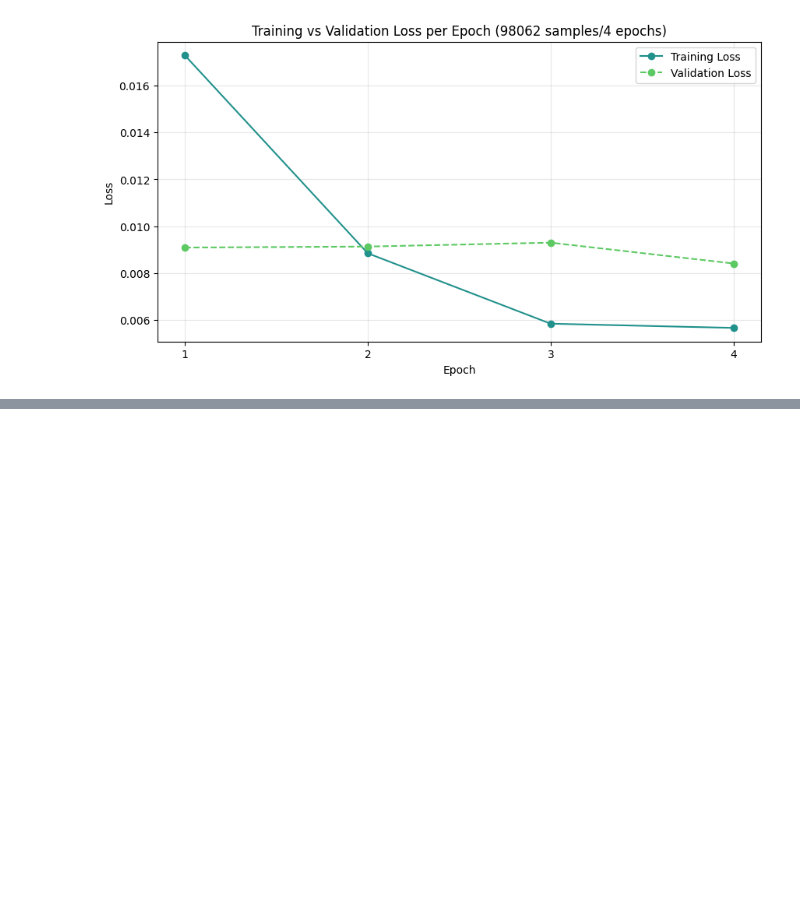
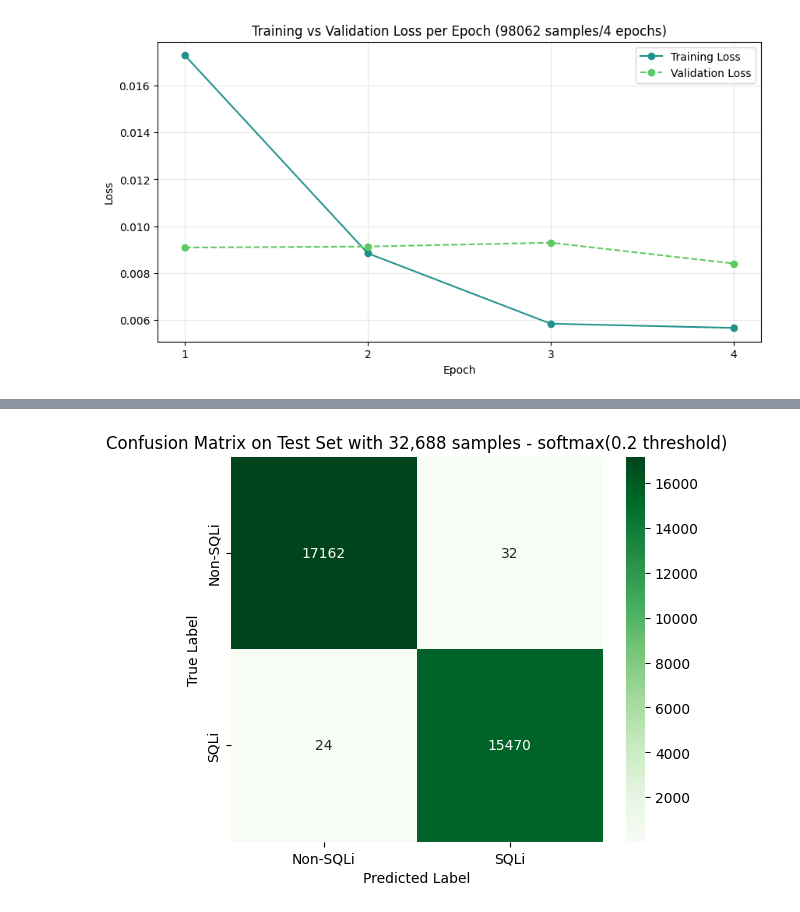
Before and after one commit to viserionnina/bert-sqli-detection, a Jupyter notebook: notebooks/training.ipynb, the cells around one changed output, grey strips where cells are left out. Cells and saved outputs as stored; diff of their text form; code cells hidden in the pictures; blank space fills up the shorter version.

Commit message:
Softmax testing threshold

```diff
--- a/notebooks/training.ipynb
+++ b/notebooks/training.ipynb
@@ -519,15 +519,22 @@ def evaluate_model(model, test_loader, device):
             outputs = model(input_ids=test_input_ids, attention_mask=test_attention_masks) #forward pass - we are passing the input ids and attention masks to the model, and it will return the output which contains the logits
 
             #we are using argmax for multilabel classification -
-            predicted_probs_batch = torch.argmax(outputs.logits, dim=1)
+            #predicted_probs_batch = torch.argmax(outputs.logits, dim=1)
+            predicted_probs_batch = torch.softmax(outputs.logits, dim=1)
             predicted_probs.append(predicted_probs_batch.cpu().numpy()) #we are moving the predicted probabilities to cpu and converting them to numpy array, and appending them to the list of predicted probabilities
+
             true_labels_batch = test_labels.cpu().numpy() #we are moving the true labels to cpu and converting them to numpy array
             true_labels.append(true_labels_batch) #we are appending the true labels to the list
 
     #now we are combining preedictions and labels for evaluation
     true_labels = np.concatenate(true_labels, axis=0) #we are concatenating the list of true labels into a single numpy array
     predicted_probs = np.concatenate(predicted_probs, axis=0) #we are concatenating
-    predicted_labels = (predicted_probs > 0.5).astype(int) #we are converting the predicted probabilities to binary labels using a threshold of 0.5
+
+    #predicted_labels = (predicted_probs > 0.5).astype(int) #argmax
+    #softmax - 0.3 thershold - take all rows only one column
+    predicted_labels = (predicted_probs[:,1] > 0.2).astype(int)
+    #predicted_labels = (predicted_probs[:,1] > 0.3).astype(int) #we are converting the predicted probabilities to binary labels using a threshold of 0.5
+    #predicted_labels = (predicted_probs[:,1] > 0.5).astype(int) #we are converting the predicted probabilities to binary labels using a threshold of 0.5
 
     #calculating evaluations metrics
     accuracy = accuracy_score(true_labels, predicted_labels)
@@ -543,5 +550,6 @@ def evaluate_model(model, test_loader, device):
 
     return true_labels, predicted_labels
 
+
 #the function call for evaluating model -(98062 samples/4 epochs)
 true_labels, predicted_labels = evaluate_model(model, test_loader, device)
@@ -550,11 +573,13 @@ With a test set of 32,688 samples, the model made errors on only ~65 samples. Pr
 # %%
 #visualising the confusion matrix for the test set
 cm = confusion_matrix(true_labels, predicted_labels)
 
 plt.figure(figsize=(6, 5))
-sns.heatmap(cm, annot=True, fmt='d', cmap='Blues', xticklabels=['Non-SQLi', 'SQLi'], yticklabels=['Non-SQLi', 'SQLi'])
-plt.title('Confusion Matrix - Test Set on 32,688 samples')
+sns.heatmap(cm, annot=True, fmt='d', cmap='Greens', xticklabels=['Non-SQLi', 'SQLi'], yticklabels=['Non-SQLi', 'SQLi'])
+plt.title('Confusion Matrix on Test Set with 32,688 samples - softmax(0.2 threshold)')
 plt.ylabel('True Label')
 plt.xlabel('Predicted Label')
-plt.savefig('../results/confusion_matrix_on_test_set.png', dpi=300, bbox_inches='tight')
+plt.savefig('../results/confusion_matrix_on_test_softmax_0_2.png', dpi=300, bbox_inches='tight')
 plt.show()
+# %% [output]
+[figure, added]
```
Also changed, not shown: parts of 3 cells of this notebook, 4 other files.
